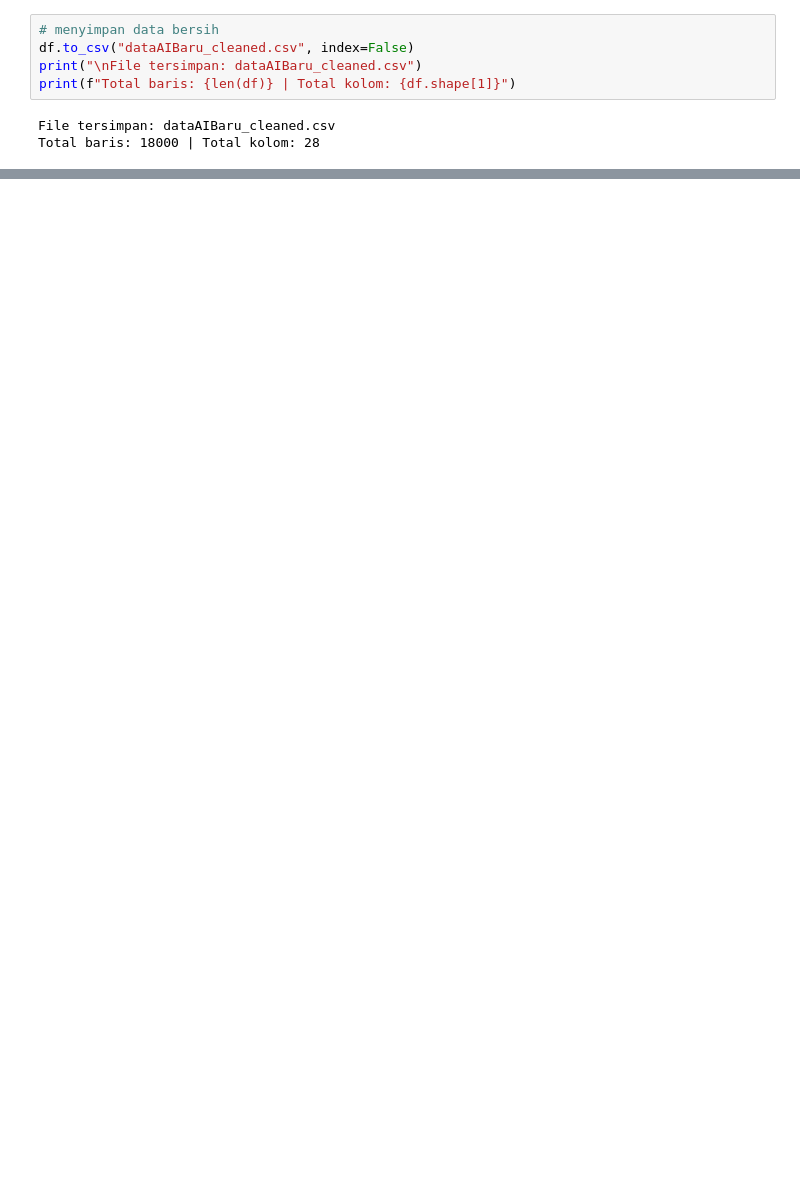
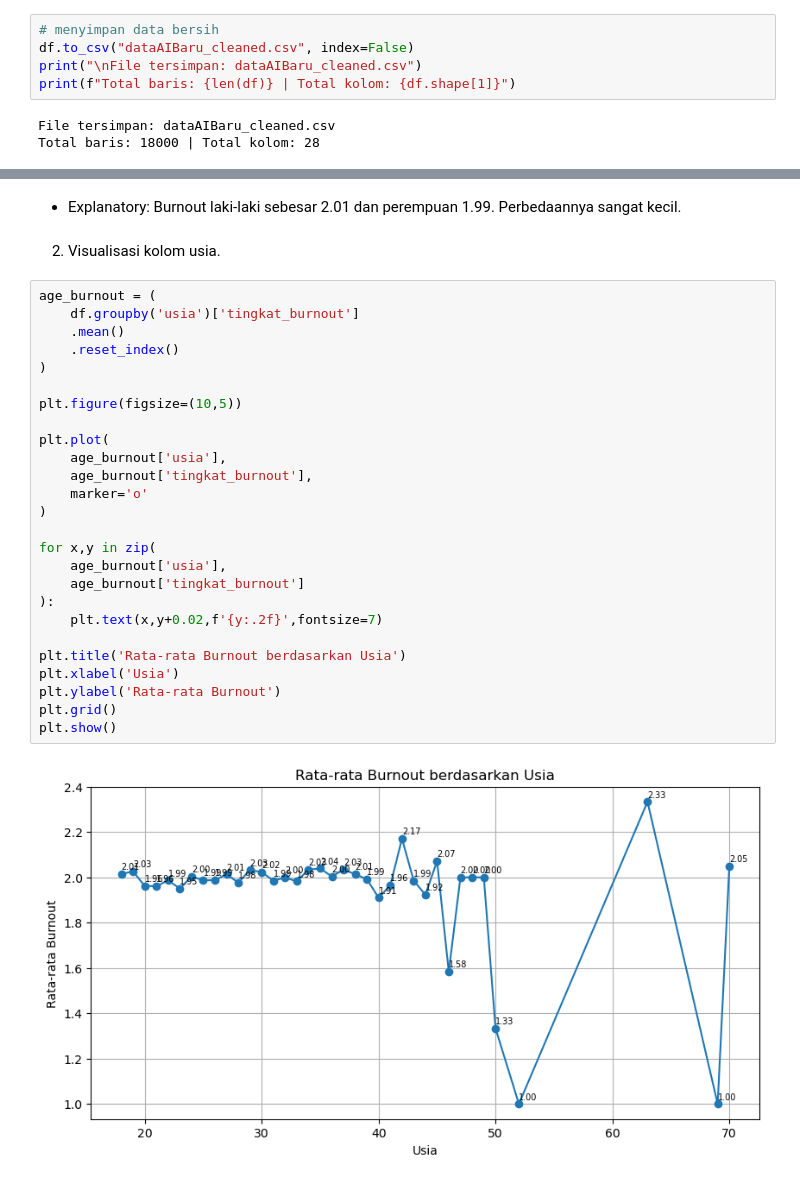
Before and after one commit to Dindaradityaswari/LowCortisol, a Jupyter notebook: DataScientist/NotebookAIBaru.ipynb, the cells around one changed output, grey strips where cells are left out. Cells and saved outputs as stored; diff of their text form; blank space fills up the shorter version.

```diff
--- a/DataScientist/NotebookAIBaru.ipynb
+++ b/DataScientist/NotebookAIBaru.ipynb
@@ -267,0 +747,32 @@ Name: count, dtype: int64
+# %% [markdown]
+- Explanatory: Burnout laki-laki sebesar 2.01 dan perempuan 1.99. Perbedaannya sangat kecil.
+# %% [markdown]
+2. Visualisasi kolom usia.
+# %%
+age_burnout = (
+    df.groupby('usia')['tingkat_burnout']
+    .mean()
+    .reset_index()
+)
+
+plt.figure(figsize=(10,5))
+
+plt.plot(
+    age_burnout['usia'],
+    age_burnout['tingkat_burnout'],
+    marker='o'
+)
+
+for x,y in zip(
+    age_burnout['usia'],
+    age_burnout['tingkat_burnout']
+):
+    plt.text(x,y+0.02,f'{y:.2f}',fontsize=7)
+
+plt.title('Rata-rata Burnout berdasarkan Usia')
+plt.xlabel('Usia')
+plt.ylabel('Rata-rata Burnout')
+plt.grid()
+plt.show()
+# %% [output]
+[figure, added]
```
Also changed, not shown: parts of 161 cells of this notebook, 1 other file.
